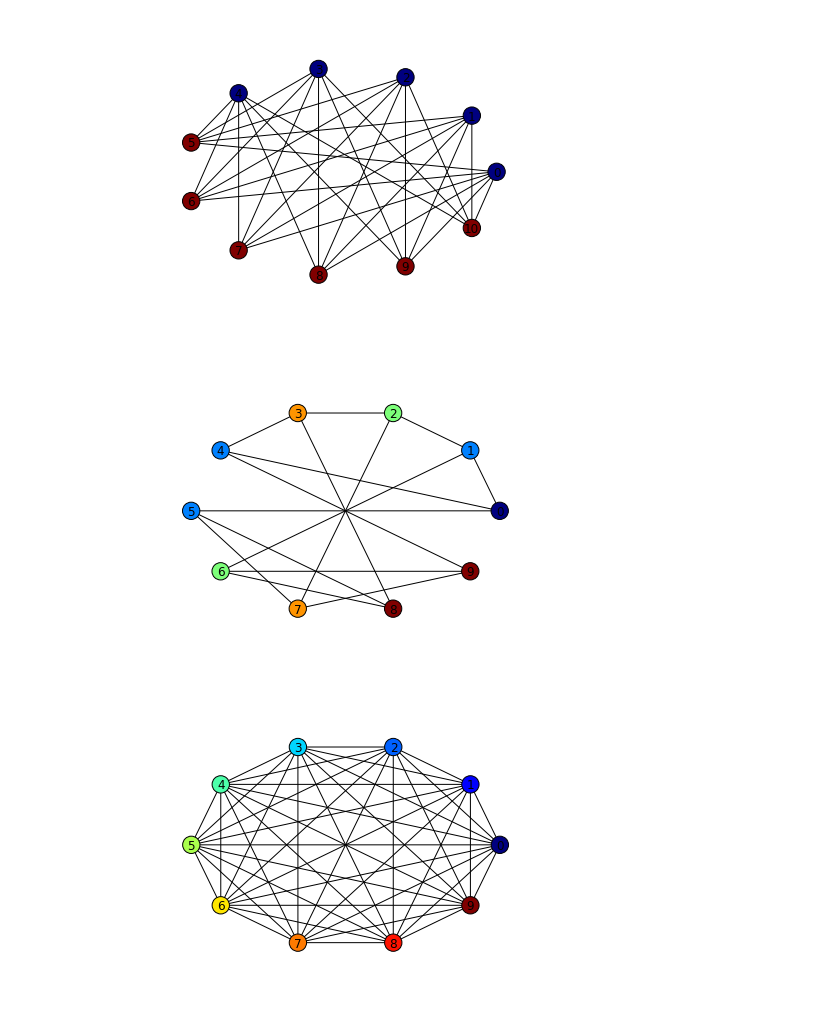
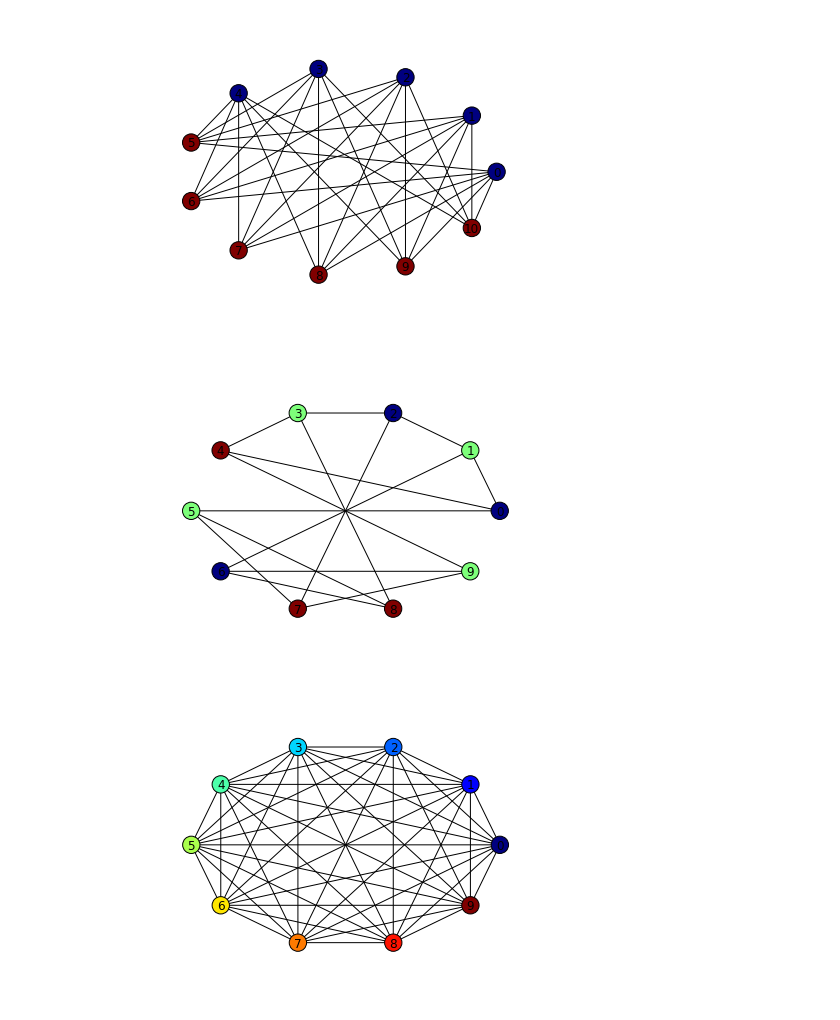
Before and after one commit to Teino1978-Corp/Teino1978-Corp-graph-colouring-noteboook.ipynb, a Jupyter notebook: graph-colouring-noteboook.ipynb, the cells around one changed output. Saved outputs shown, nothing was run; the diff lists cells and outputs as text; code cells hidden in the pictures.

Commit message:
A lousy but functioning vertex colouring implementation.

```diff
--- a/graph-colouring-noteboook.ipynb
+++ b/graph-colouring-noteboook.ipynb
@@ -22,5 +13,17 @@ from vizing.colouring import vertex_coloring
+# %%
+def firstavailable(G, node):
+    palette = range(1, G.number_of_nodes() + 1)
+    used_on_neighbours = []
+    for v in G[node]:
+        used_on_neighbours.append(G.node[v].get('colour'))
+    available_colour_set = set(palette) - set(used_on_neighbours)
+    return sorted(available_colour_set)[0]
+
+def vcolour(G, strategy=firstavailable):
+    for node in G.node:
+        G.node[node]['colour'] = strategy(G, node)
 # %%
 def standard_colours(G):
-    return [G.node[node]['color'] for node in G.node.keys()]
+    return [G.node[node]['colour'] for node in G.node.keys()]
 # %%
 G = nx.complete_graph(9)
@@ -36,9 +39,9 @@ nx.draw_circular(G, node_color = standard_colours(G))
 [figure]
 # %%
 G = nx.petersen_graph()
-vertex_coloring(G)
+vcolour(G)
 nx.draw_circular(G, node_color = standard_colours(G))
 # %% [output]
-[figure, old version]
+[figure, new version]
 # %%
 G = nx.complete_graph(10)
```
Also changed, not shown: parts of 13 cells of this notebook.
